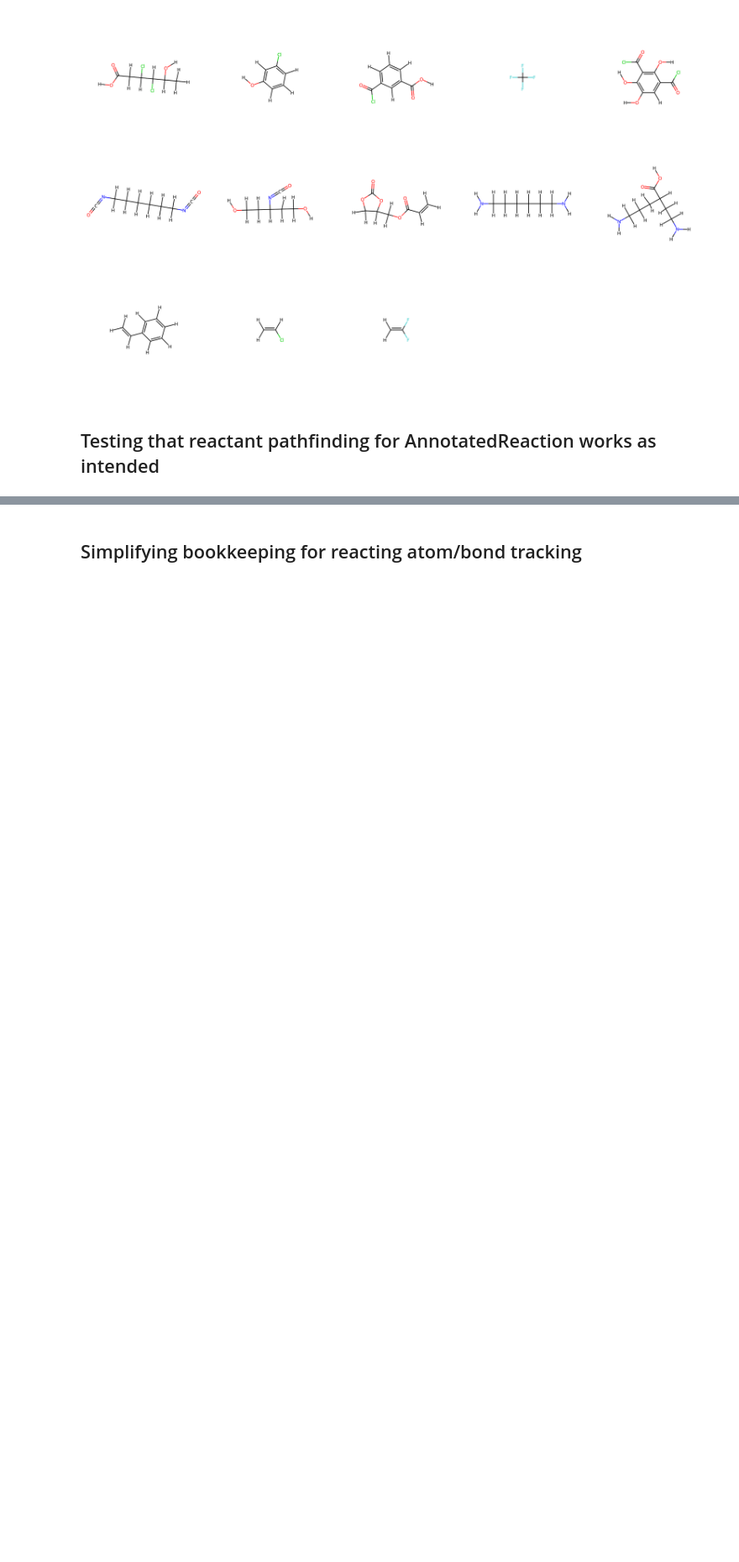
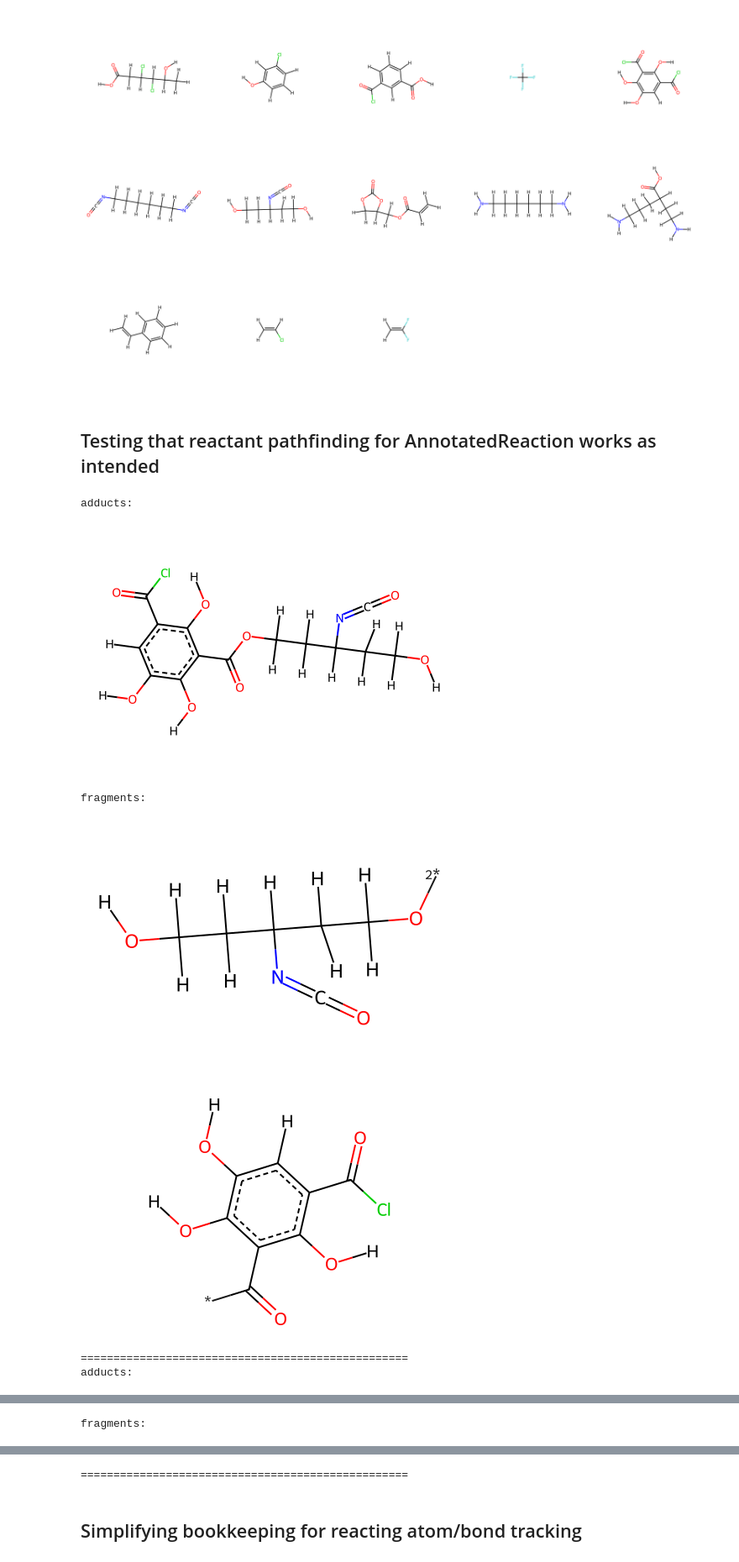
Before and after one commit to timbernat/polymer_workbench, a Jupyter notebook: dev_misc.ipynb, the cells around one changed output, grey strips where cells are left out. Shown: that part at 84% size. Drawn from its saved outputs; the diff is of its cells as text; code cells hidden in the pictures; blank space fills up the shorter version.

```diff
--- a/dev_misc.ipynb
+++ b/dev_misc.ipynb
@@ -176,15 +177,25 @@ for i, rs in enumerate(combinations(reactants, 2)):
 # %%
 from polymerist.rdutils.reactions.reactors import Reactor, PolymerizationReactor
 
 rxn = RXNS['polyamide']
+rxn = RXNS['polycarbonate']
 reactor = PolymerizationReactor(rxn)
-for adducts, frags in reactor.propagate(rxn.valid_reactant_ordering(reactants, allow_resampling=False), clear_map_nums=True):
+rs = rxn.valid_reactant_ordering([reactants[4], reactants[6]], allow_resampling=False)
+for adducts, frags in reactor.propagate(rs, clear_map_nums=True):
     print('adducts:')
     for adduct in adducts:
         display(adduct)
 
     print('fragments:')
     for frag in frags:
         display(frag)
 
     print('='*50)
+# %% [output]
+adducts:
+[figure, added]
+fragments:
+[figure, added]
+[figure, added]
+==================================================
+adducts:
@@ -190,0 +203 @@ for adducts, frags in reactor.propagate(rxn.valid_reactant_ordering(reactants, a
+fragments:
@@ -191,2 +206,3 @@ for adducts, frags in reactor.propagate(rxn.valid_reactant_ordering(reactants, a
+==================================================
 # %% [markdown]
 ## Simplifying bookkeeping for reacting atom/bond tracking
```
Also changed, not shown: parts of 36 cells of this notebook, 2 other files.
